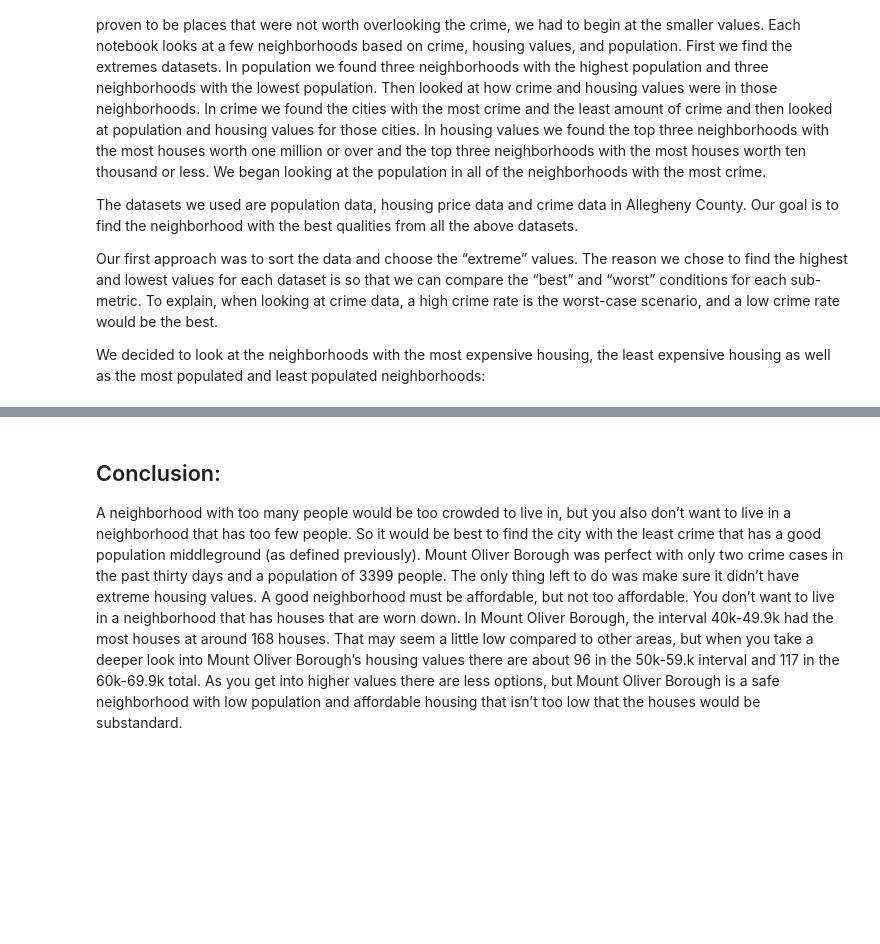
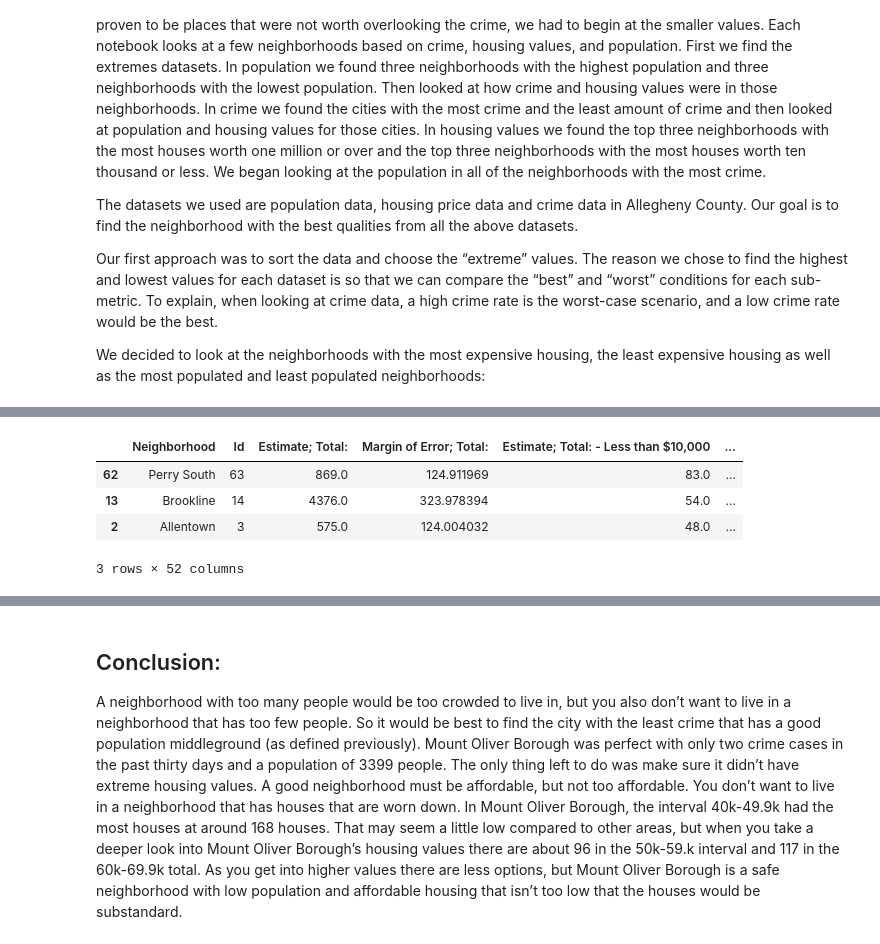
Before and after one commit to darianmcginnis/2DS, a Jupyter notebook: Final Notebook.ipynb, the cells around one changed output, grey strips where cells are left out. Saved outputs shown, nothing was run; the diff lists cells and outputs as text; code cells hidden in the pictures; blank space fills up the shorter version.

```diff
--- a/Final Notebook.ipynb
+++ b/Final Notebook.ipynb
@@ -38,0 +70,9 @@ We decided to look at the neighborhoods with the most expensive housing, the lea
+# %%
+values2 = value.sort_values('Estimate; Total: - Less than $10,000', axis = 0, ascending=False)
+display(values2.head(3))
+# %% [output]
+|  | Neighborhood | Id | Estimate; Total: | Margin of Error; Total: | Estimate; Total: - Less than $10,000 | ... |
+| 62 | Perry South | 63 | 869.0 | 124.911969 | 83.0 | ... |
+| 13 | Brookline | 14 | 4376.0 | 323.978394 | 54.0 | ... |
+| 2 | Allentown | 3 | 575.0 | 124.004032 | 48.0 | ... |
+3 rows × 52 columns
```
Also changed, not shown: parts of 26 cells of this notebook, 1 other file.
